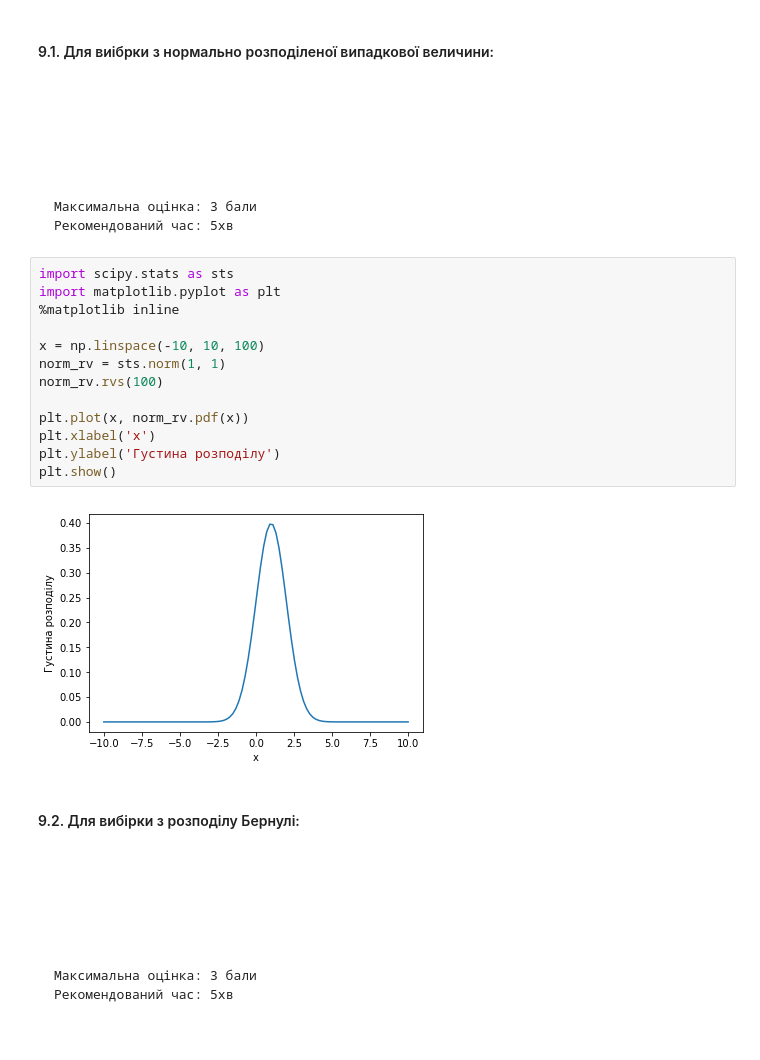
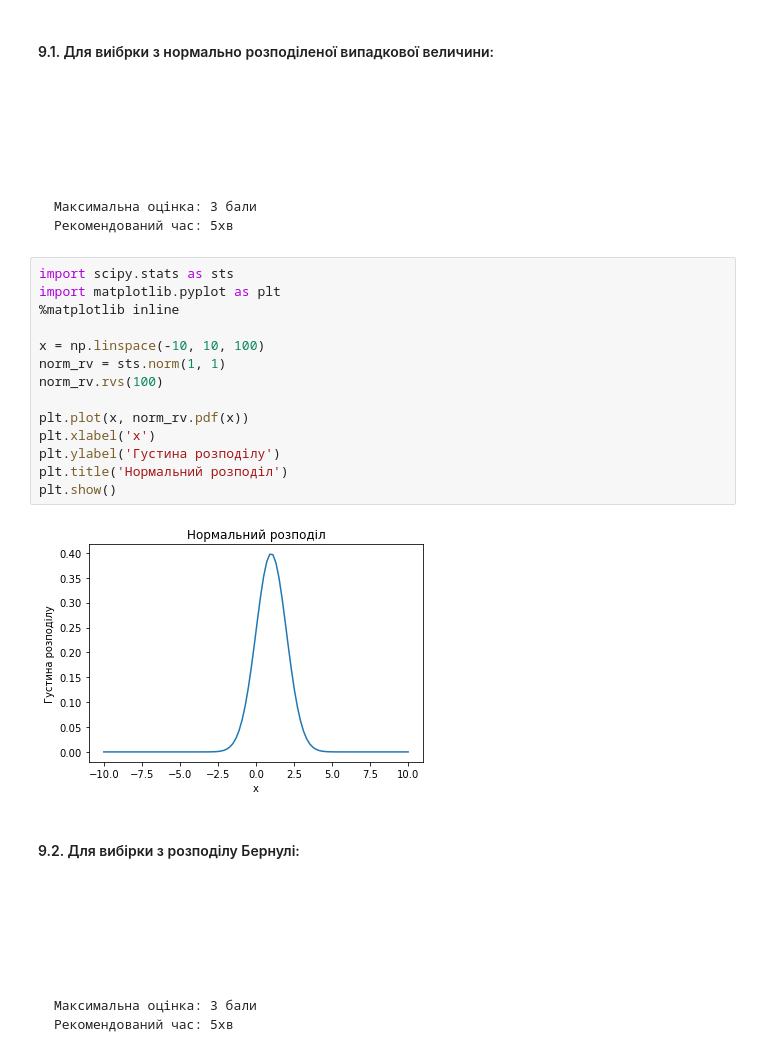
Before and after one commit to lluidesia/Liudmyla-Prysiazhna-DS100-Test-2_v2, a Jupyter notebook: DataRoot University DS100 Test #2_v2.ipynb, the cells around one changed output. Cells and saved outputs as stored; diff of their text form.

````diff
--- a/DataRoot University DS100 Test #2_v2.ipynb
+++ b/DataRoot University DS100 Test #2_v2.ipynb
@@ -598,18 +598,19 @@ Name: priority, dtype: object
 # %%
 import scipy.stats as sts
 import matplotlib.pyplot as plt
 %matplotlib inline
 
 x = np.linspace(-10, 10, 100)
 norm_rv = sts.norm(1, 1)
 norm_rv.rvs(100)
 
 plt.plot(x, norm_rv.pdf(x))
 plt.xlabel('x')
 plt.ylabel('Густина розподілу')
+plt.title('Нормальний розподіл')
 plt.show()
 # %% [output]
-[figure, old version]
+[figure, new version]
 # %% [markdown]
 #### 9.2. Для вибірки з розподілу Бернулі:
 ```
````
Also changed, not shown: parts of 3 cells of this notebook, 1 other file.
